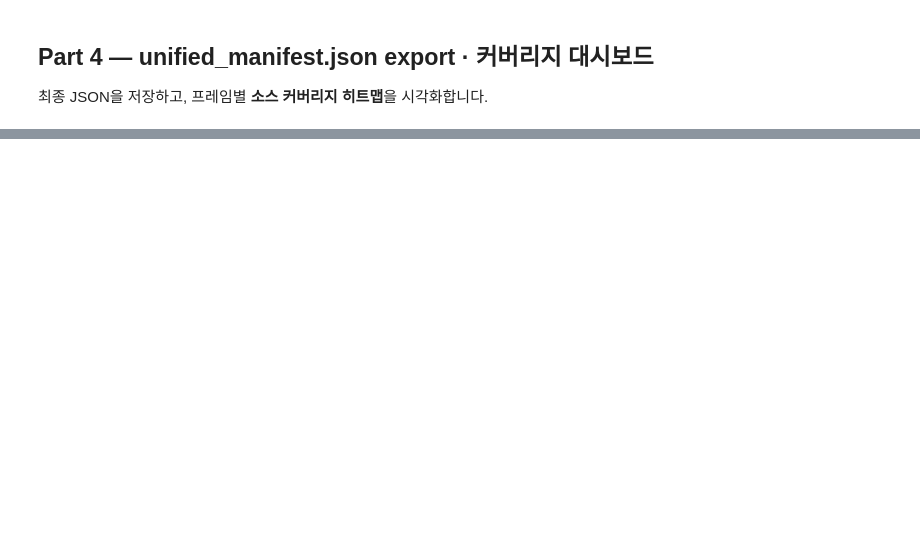
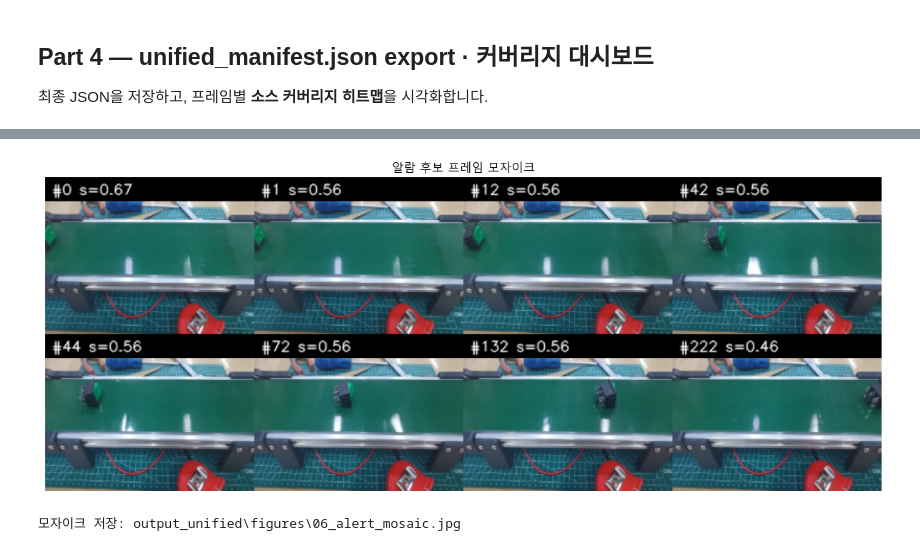
Before and after one commit to hey-bernard/ai_vision_0518, a Jupyter notebook: 실습소스/08_Video AI 처리 및 분석/08_Integrated_Manifest.ipynb, the cells around one changed output, grey strips where cells are left out. Cells and saved outputs as stored; diff of their text form; code cells hidden in the pictures; blank space fills up the shorter version.

```diff
--- a/실습소스/08_Video AI 처리 및 분석/08_Integrated_Manifest.ipynb
+++ b/실습소스/08_Video AI 처리 및 분석/08_Integrated_Manifest.ipynb
@@ -564,3 +1365,73 @@ print(f"  frames={len(unified_records)} | alerts={len(alert_candidates)}")
+# %%
+# ── Part 7: 알람 후보 썸네일 모자이크 ──
+
+import cv2
+
+
+def read_frame_bgr(path: str | Path) -> np.ndarray | None:
+    """디스크에서 BGR 이미지 로드. 실패 시 None."""
+    p = Path(path)
+    if not p.is_file():
+        return None
+    # Windows 한글 경로: imread 대신 imdecode 사용
+    buf = np.fromfile(str(p), dtype=np.uint8)
+    if buf.size == 0:
+        return None
+    return cv2.imdecode(buf, cv2.IMREAD_COLOR)
+
+
+def build_alert_mosaic(
+    alerts: list[dict],
+    thumb_size: tuple[int, int] = (200, 150),
+    cols: int = 4,
+) -> np.ndarray | None:
+    """알람 후보 프레임을 리사이즈·라벨링 후 cols열 그리드로 합성."""
+    tiles: list[np.ndarray] = []
+    for r in alerts:
+        img = read_frame_bgr(r.get("image_path") or "")
+        if img is None:
+            continue
+        thumb = cv2.resize(img, thumb_size)
+        idx = r.get("frame_index", "?")
+        score = r["signals"].get("unified_score", 0)
+        label = f"#{idx} s={score:.2f}"
+        # 상단 검은 바에 frame_index·score 텍스트 오버레이
+        cv2.rectangle(thumb, (0, 0), (thumb_size[0], 22), (0, 0, 0), -1)
+        cv2.putText(thumb, label, (6, 16), cv2.FONT_HERSHEY_SIMPLEX, 0.45, (255, 255, 255), 1, cv2.LINE_AA)
+        tiles.append(thumb)
+
+    if not tiles:
+        return None
+
+    rows = int(np.ceil(len(tiles) / cols))
+    blank = np.zeros((thumb_size[1], thumb_size[0], 3), dtype=np.uint8)
+    # 마지막 행이 비면 검은 타일로 패딩해 직사각형 그리드 유지
+    while len(tiles) < rows * cols:
+        tiles.append(blank.copy())
+
+    row_imgs = []
+    for r in range(rows):
+        row_imgs.append(np.hstack(tiles[r * cols:(r + 1) * cols]))
+    return np.vstack(row_imgs)
+
+
+mosaic_bgr = build_alert_mosaic(alert_candidates)
+if mosaic_bgr is not None:
+    mosaic_rgb = cv2.cvtColor(mosaic_bgr, cv2.COLOR_BGR2RGB)  # matplotlib 표시용 RGB 변환
+    mosaic_path = FIG_DIR / "06_alert_mosaic.jpg"
+    cv2.imwrite(str(mosaic_path), mosaic_bgr)
+    fig, ax = plt.subplots(figsize=(12, 3 * max(1, int(np.ceil(len(alert_candidates) / 4)))))
+    ax.imshow(mosaic_rgb)
+    ax.axis("off")
+    ax.set_title("알람 후보 프레임 모자이크")
+    plt.tight_layout()
+    plt.show()
+    print(f"모자이크 저장: {mosaic_path}")
+else:
+    print("[WARN] 썸네일 생성 실패 — image_path 확인")
+# %% [output]
+[figure, added]
+모자이크 저장: output_unified\figures\06_alert_mosaic.jpg
 # %% [markdown]
 ---
 
```
Also changed, not shown: parts of 25 cells of this notebook.
